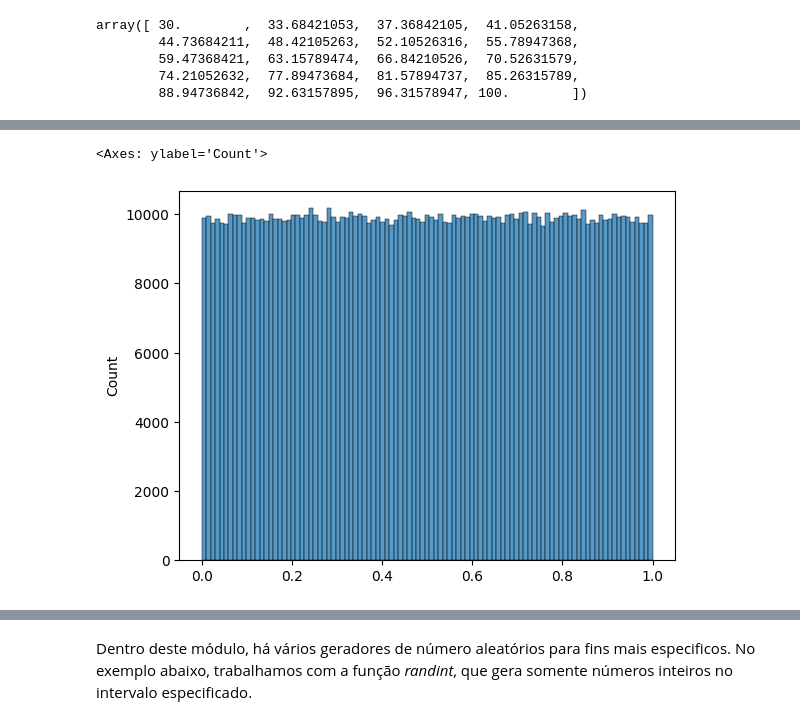
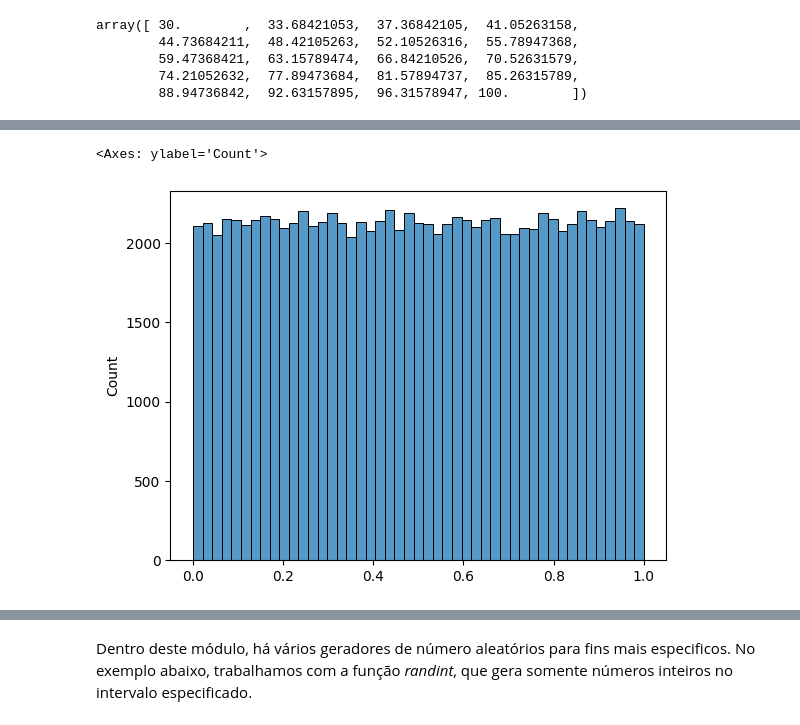
Before and after one commit to allansuzuki/ADA_classes, a Jupyter notebook: DS-PY-Data-Science/DS-PY-004 TÉCNICAS DE PROGRAMAÇÃO I (PY)/Material do Aluno/Aula 2/Aula_02_Numpy_(Parte_1).ipynb, the cells around one changed output, grey strips where cells are left out. Saved outputs shown, nothing was run; the diff lists cells and outputs as text; code cells hidden in the pictures.

```diff
--- a/DS-PY-Data-Science/DS-PY-004 TÉCNICAS DE PROGRAMAÇÃO I (PY)/Material do Aluno/Aula 2/Aula_02_Numpy_(Parte_1).ipynb
+++ b/DS-PY-Data-Science/DS-PY-004 TÉCNICAS DE PROGRAMAÇÃO I (PY)/Material do Aluno/Aula 2/Aula_02_Numpy_(Parte_1).ipynb
@@ -240,11 +234,11 @@ Plotando o gráfico da distribuição uniforme:
 
 <img src = "https://www.uv.es/ceaces/base/modelos%20de%20probabilidad/Image12.gif" />
 # %%
-x = np.random.rand(1000000)
+x = np.random.rand(100000)
 sns.histplot(x)
 # %% [output]
 <Axes: ylabel='Count'>
-[figure, old version]
+[figure, new version]
 # %%
 #Gerar uma matriz 3x3
 np.random.rand(3,3)
```
Also changed, not shown: parts of 95 cells of this notebook.
